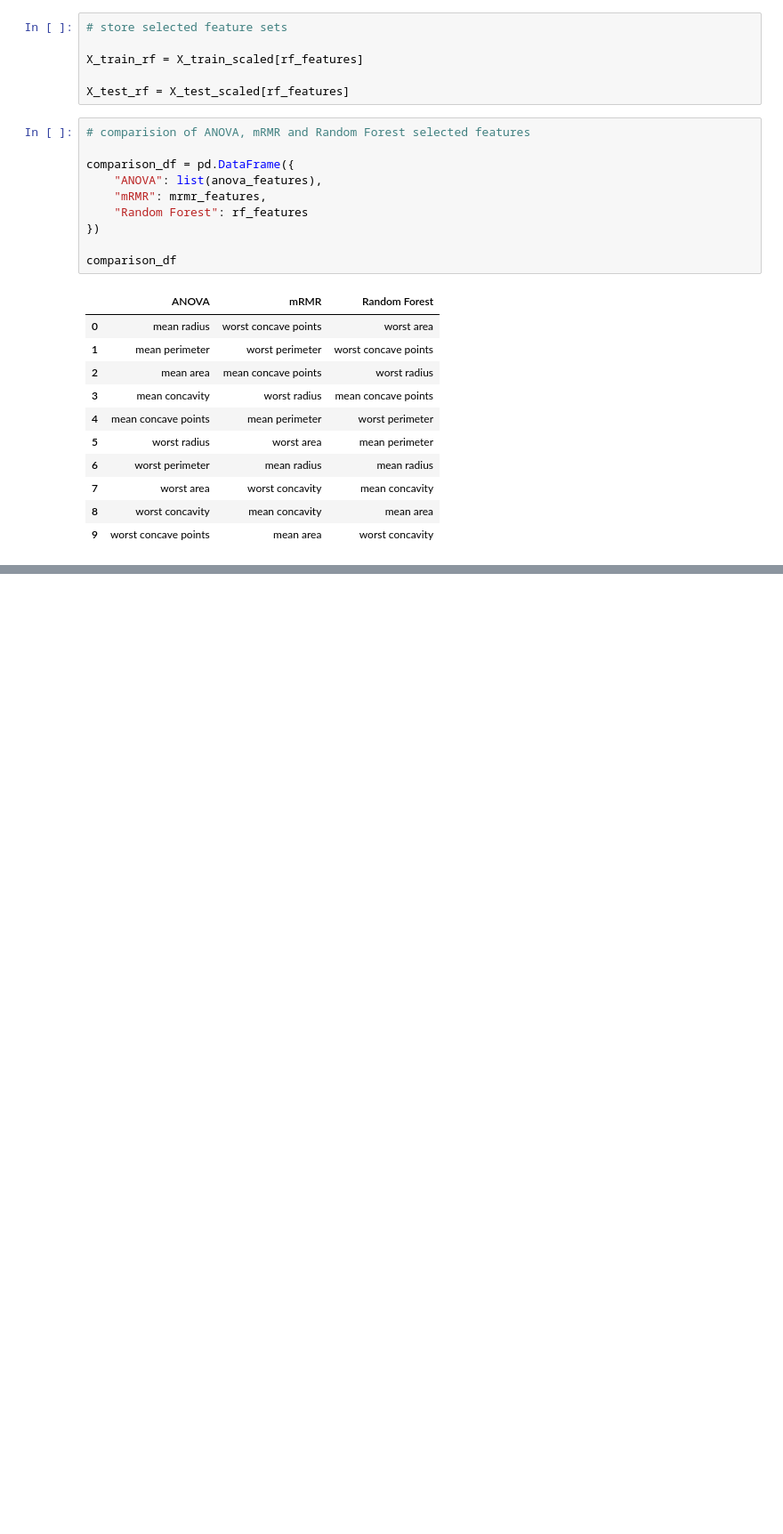
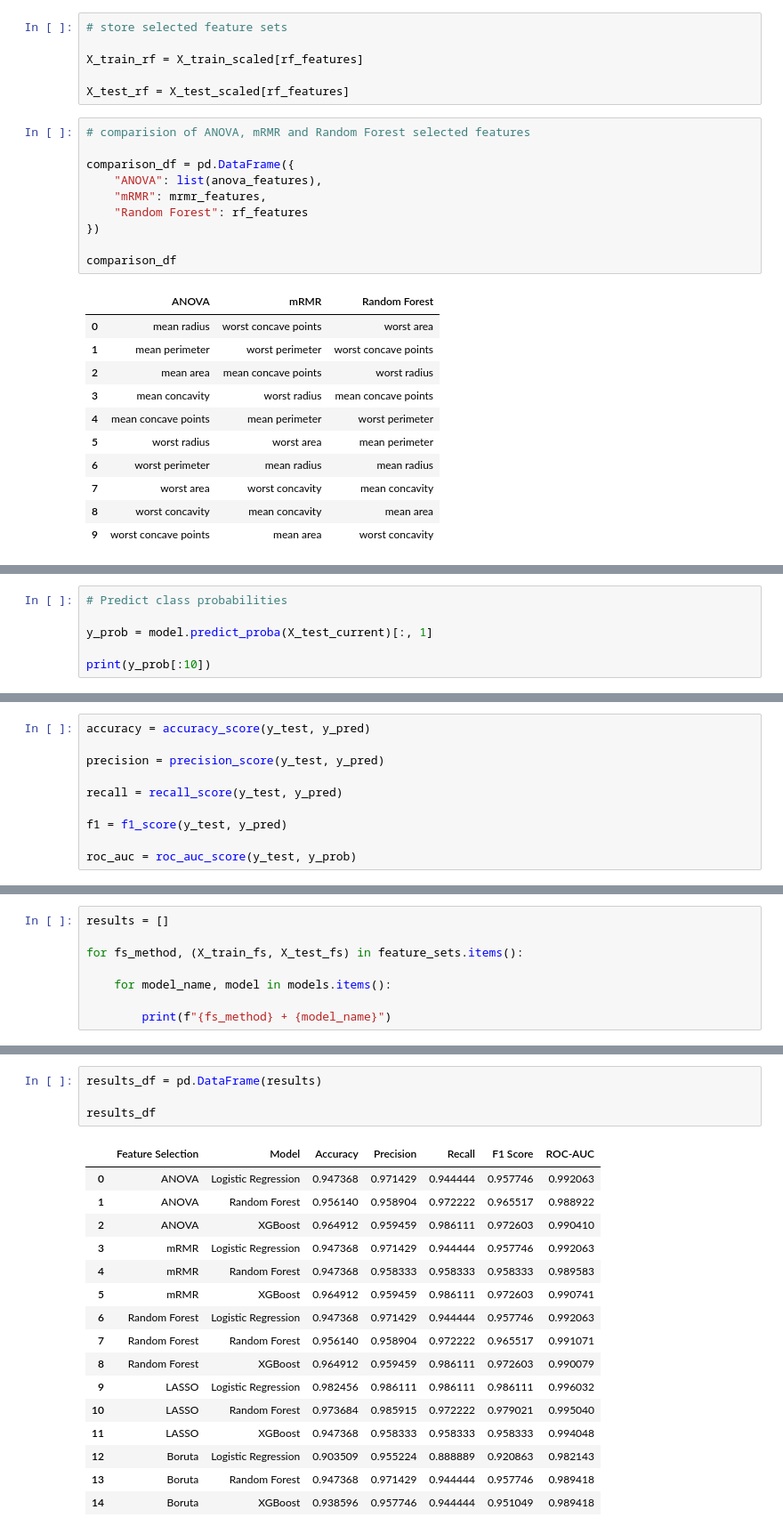
Before and after one commit to Angelinamoses/clinical-fs-benchmark, a Jupyter notebook: notebooks/01_breast_cancer_pipeline.ipynb, the cells around one changed output, grey strips where cells are left out. Shown at 89% size. Drawn from its saved outputs; the diff is of its cells as text; blank space fills up the shorter version.

```diff
--- a/notebooks/01_breast_cancer_pipeline.ipynb
+++ b/notebooks/01_breast_cancer_pipeline.ipynb
@@ -824,0 +1292,6 @@ comparison_df
+# %%
+# Predict class probabilities
+
+y_prob = model.predict_proba(X_test_current)[:, 1]
+
+print(y_prob[:10])
@@ -824,0 +1339,10 @@ comparison_df
+# %%
+accuracy = accuracy_score(y_test, y_pred)
+
+precision = precision_score(y_test, y_pred)
+
+recall = recall_score(y_test, y_pred)
+
+f1 = f1_score(y_test, y_pred)
+
+roc_auc = roc_auc_score(y_test, y_prob)
@@ -824,0 +1441,8 @@ comparison_df
+# %%
+results = []
+
+for fs_method, (X_train_fs, X_test_fs) in feature_sets.items():
+
+    for model_name, model in models.items():
+
+        print(f"{fs_method} + {model_name}")
@@ -824,0 +1547,21 @@ comparison_df
+# %%
+results_df = pd.DataFrame(results)
+
+results_df
+# %% [output]
+|  | Feature Selection | Model | Accuracy | Precision | Recall | F1 Score | ROC-AUC |
+| 0 | ANOVA | Logistic Regression | 0.947368 | 0.971429 | 0.944444 | 0.957746 | 0.992063 |
+| 1 | ANOVA | Random Forest | 0.956140 | 0.958904 | 0.972222 | 0.965517 | 0.988922 |
+| 2 | ANOVA | XGBoost | 0.964912 | 0.959459 | 0.986111 | 0.972603 | 0.990410 |
+| 3 | mRMR | Logistic Regression | 0.947368 | 0.971429 | 0.944444 | 0.957746 | 0.992063 |
+| 4 | mRMR | Random Forest | 0.947368 | 0.958333 | 0.958333 | 0.958333 | 0.989583 |
+| 5 | mRMR | XGBoost | 0.964912 | 0.959459 | 0.986111 | 0.972603 | 0.990741 |
+| 6 | Random Forest | Logistic Regression | 0.947368 | 0.971429 | 0.944444 | 0.957746 | 0.992063 |
+| 7 | Random Forest | Random Forest | 0.956140 | 0.958904 | 0.972222 | 0.965517 | 0.991071 |
+| 8 | Random Forest | XGBoost | 0.964912 | 0.959459 | 0.986111 | 0.972603 | 0.990079 |
+| 9 | LASSO | Logistic Regression | 0.982456 | 0.986111 | 0.986111 | 0.986111 | 0.996032 |
+| 10 | LASSO | Random Forest | 0.973684 | 0.985915 | 0.972222 | 0.979021 | 0.995040 |
+| 11 | LASSO | XGBoost | 0.947368 | 0.958333 | 0.958333 | 0.958333 | 0.994048 |
+| 12 | Boruta | Logistic Regression | 0.903509 | 0.955224 | 0.888889 | 0.920863 | 0.982143 |
+| 13 | Boruta | Random Forest | 0.947368 | 0.971429 | 0.944444 | 0.957746 | 0.989418 |
+| 14 | Boruta | XGBoost | 0.938596 | 0.957746 | 0.944444 | 0.951049 | 0.989418 |
```
Also changed, not shown: parts of 52 cells of this notebook, 5 other files.
